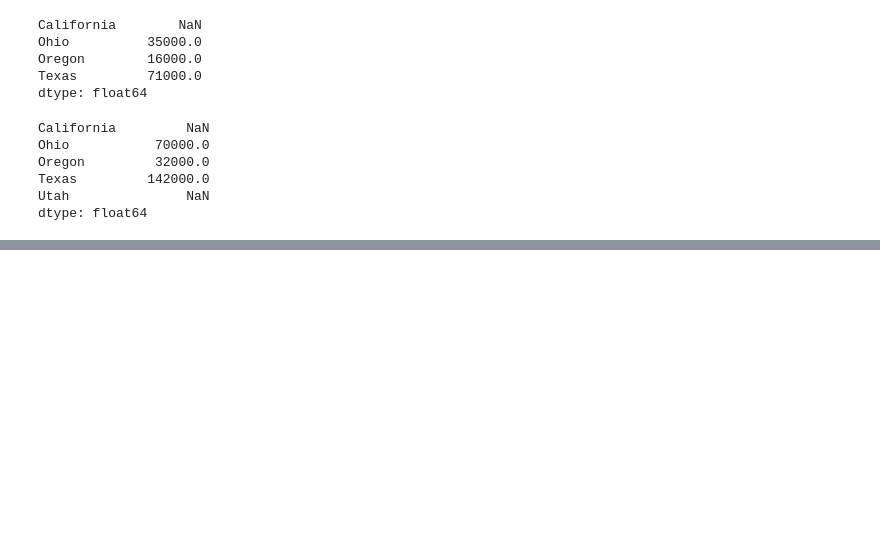
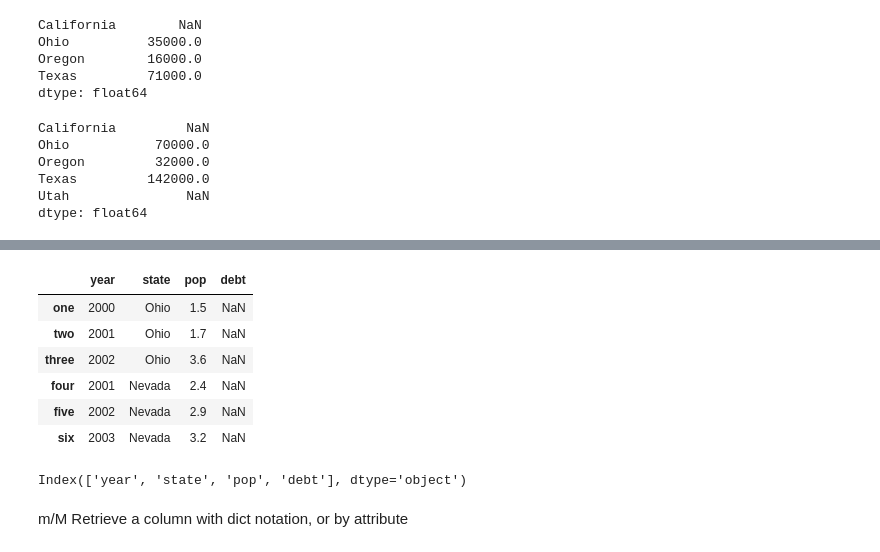
Before and after one commit to LydiaStoneKonstanski/WesCh5, a Jupyter notebook: Chapter5WorkAlong.ipynb, the cells around one changed output, grey strips where cells are left out. Cells and saved outputs as stored; diff of their text form; code cells hidden in the pictures; blank space fills up the shorter version.

```diff
--- a/Chapter5WorkAlong.ipynb
+++ b/Chapter5WorkAlong.ipynb
@@ -202,0 +234,5 @@ obj4.na
+# %%
+data = {'state': ['Ohio', 'Ohio', 'Ohio', 'Nevada','Nevada','Nevada'],
+        'year': [2000, 2001, 2002, 2001, 2002, 2003],
+        'pop': [1.5, 1.7, 3.6, 2.4, 2.9, 3.2]}
+frame = pd.DataFrame(data)
@@ -202,0 +268,19 @@ obj4.na
+# %%
+frame2 = pd.DataFrame(data, columns= ['year', 'state', 'pop', 'debt'],
+                      index=['one', 'two', 'three', 'four','five', 'six'])
+# %%
+frame2
+# %% [output]
+|  | year | state | pop | debt |
+| one | 2000 | Ohio | 1.5 | NaN |
+| two | 2001 | Ohio | 1.7 | NaN |
+| three | 2002 | Ohio | 3.6 | NaN |
+| four | 2001 | Nevada | 2.4 | NaN |
+| five | 2002 | Nevada | 2.9 | NaN |
+| six | 2003 | Nevada | 3.2 | NaN |
+# %%
+frame2.columns
+# %% [output]
+Index(['year', 'state', 'pop', 'debt'], dtype='object')
+# %% [markdown]
+m/M Retrieve a column with dict notation, or by attribute
```
Also changed, not shown: parts of 79 cells of this notebook, 1 other file.
